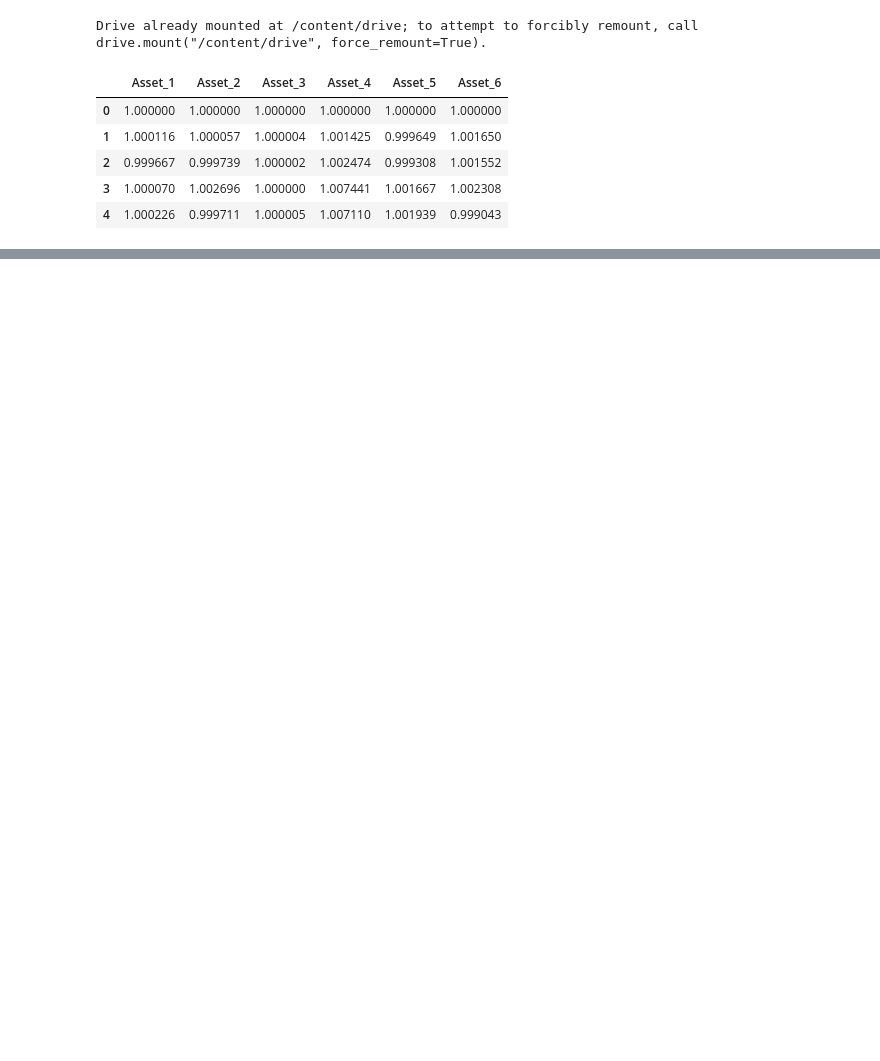
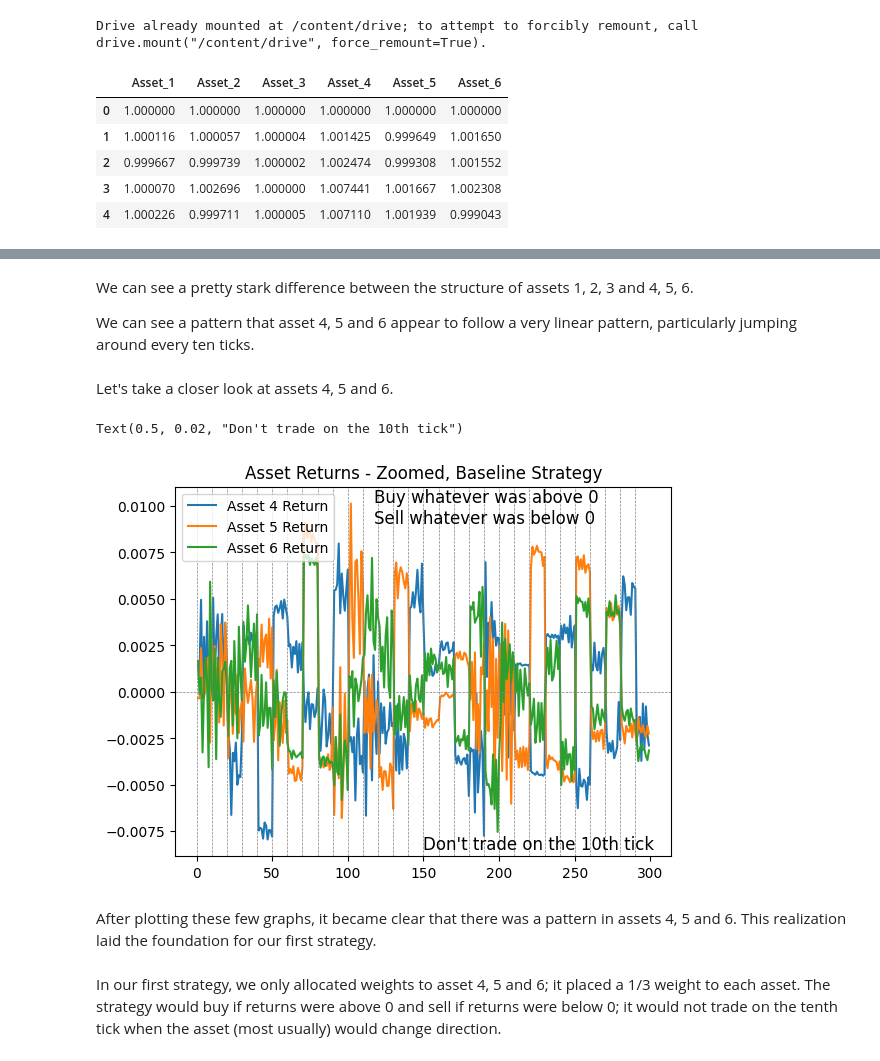
Before and after one commit to yassiehsani/git-tutorial, a Jupyter notebook: UTC_Case_II.ipynb, the cells around one changed output, grey strips where cells are left out. Cells and saved outputs as stored; diff of their text form; code cells hidden in the pictures; blank space fills up the shorter version.

```diff
--- a/UTC_Case_II.ipynb
+++ b/UTC_Case_II.ipynb
@@ -196,0 +58,25 @@ Streaming output truncated to the last 5000 lines.
+# %% [markdown]
+We can see a pretty stark difference between the structure of assets 1, 2, 3 and 4, 5, 6.
+
+We can see a pattern that asset 4, 5 and 6 appear to follow a very linear pattern, particularly jumping around every ten ticks.
+# %% [markdown]
+Let's take a closer look at assets 4, 5 and 6.
+# %%
+length = 300
+plt.plot(data['Asset_4_ret'][0:length], label='Asset 4 Return')
+plt.plot(data['Asset_5_ret'][0:length], label='Asset 5 Return')
+plt.plot(data['Asset_6_ret'][0:length], label='Asset 6 Return')
+for x in range(0, length, 10):
+    plt.axvline(x=x, color='gray', linestyle='--', linewidth=0.5)
+plt.axhline(y=0, color='gray', linestyle='--', linewidth=0.5)
+plt.legend(loc='upper left')
+plt.title("Asset Returns - Zoomed, Baseline Strategy")
+plt.annotate("Buy whatever was above 0\nSell whatever was below 0 ", xy=(0.4, 0.9), xycoords='axes fraction', fontsize=12)
+plt.annotate("Don't trade on the 10th tick", xy=(0.5, 0.02), xycoords='axes fraction', fontsize=12)
+# %% [output]
+Text(0.5, 0.02, "Don't trade on the 10th tick")
+[figure, added]
+# %% [markdown]
+After plotting these few graphs, it became clear that there was a pattern in assets 4, 5 and 6. This realization laid the foundation for our first strategy.
+# %% [markdown]
+In our first strategy, we only allocated weights to asset 4, 5 and 6; it placed a 1/3 weight to each asset. The strategy would buy if returns were above 0 and sell if returns were below 0; it would not trade on the tenth tick when the asset (most usually) would change direction.
```
Also changed, not shown: parts of 31 cells of this notebook.
